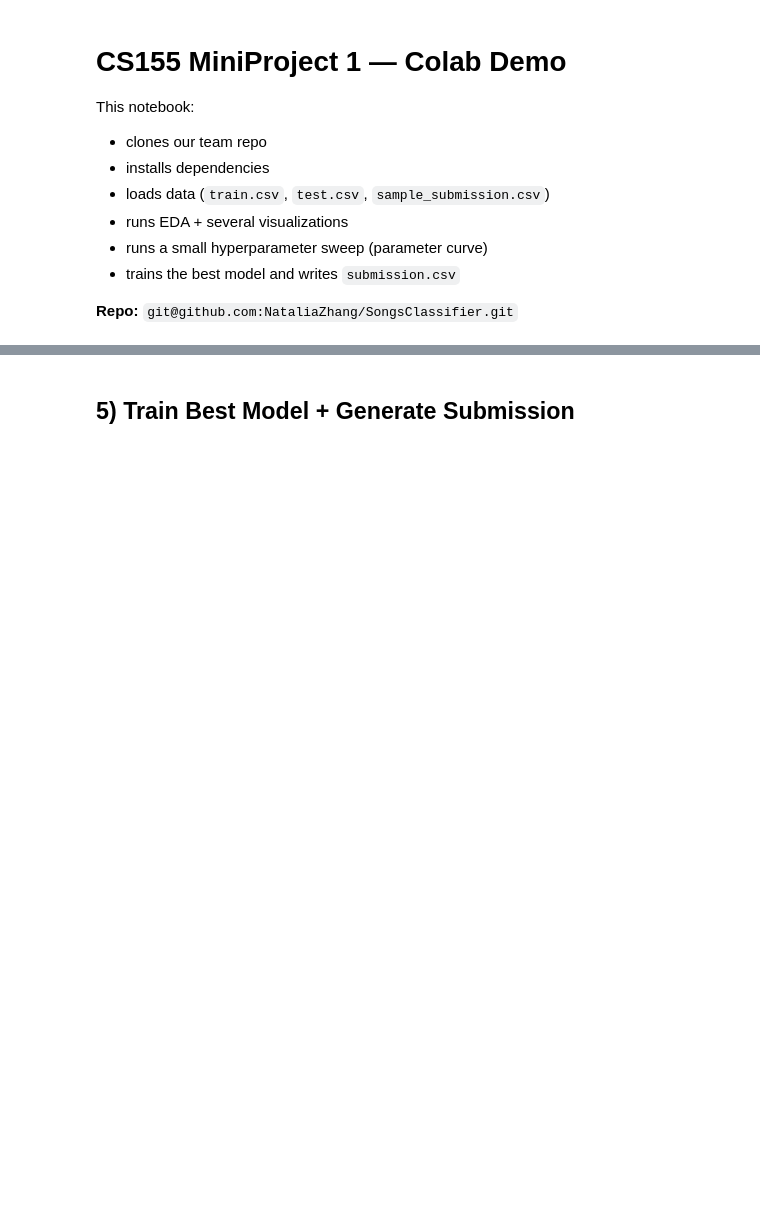
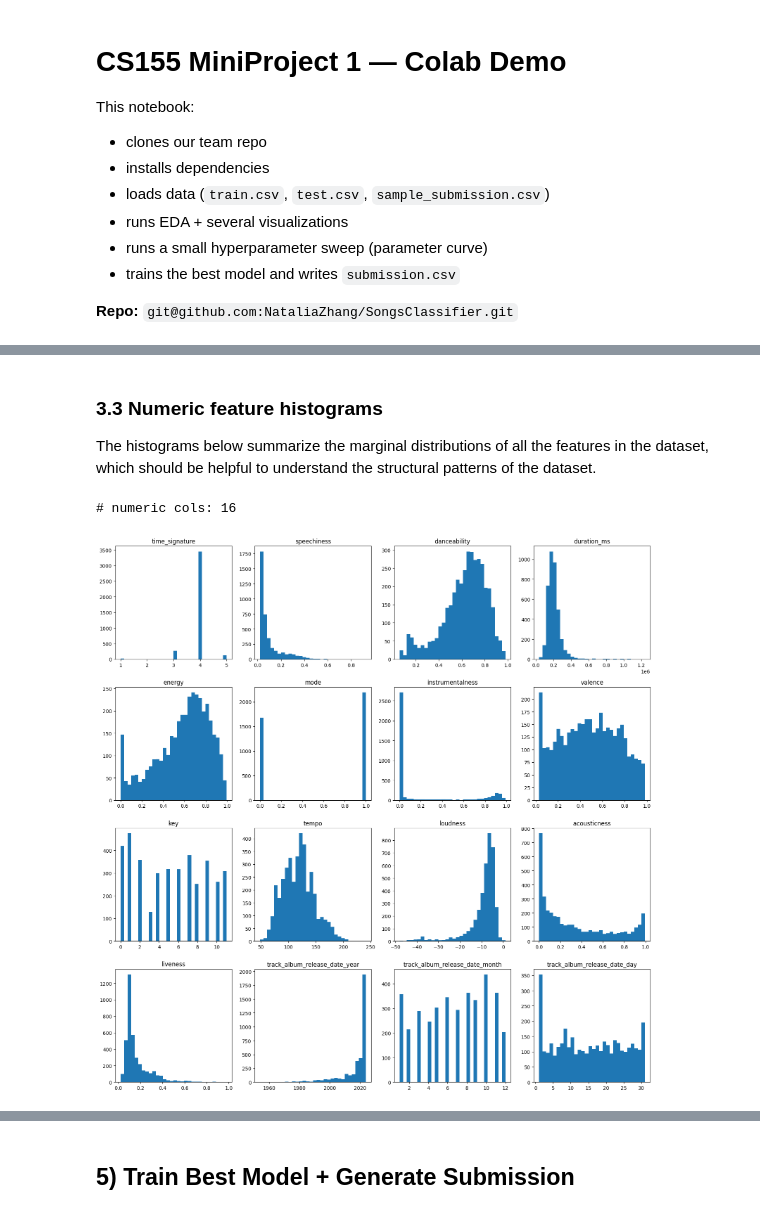
Before and after one commit to NataliaZhang/SongsClassifier, a Jupyter notebook: notebooks/colab_demo.ipynb, the cells around one changed output, grey strips where cells are left out. Saved outputs shown, nothing was run; the diff lists cells and outputs as text; code cells hidden in the pictures; blank space fills up the shorter version.

```diff
--- a/notebooks/colab_demo.ipynb
+++ b/notebooks/colab_demo.ipynb
@@ -81,16 +122,23 @@ top
+# %% [markdown]
+### 3.3 Numeric feature histograms
+
+The histograms below summarize the marginal distributions of all the features in the dataset, which should be helpful to understand the structural patterns of the dataset.
 # %%
-# 3.3 Numeric feature histograms (first ~12 numeric)
+# 3.3 Numeric feature histograms
 num_cols = X.select_dtypes(include=["number", "bool"]).columns.tolist()
-print("#numeric cols:", len(num_cols))
+print("# numeric cols:", len(num_cols))
 
-show_cols = num_cols[:12]
+show_cols = num_cols
 n = len(show_cols)
 rows = (n + 3) // 4
 plt.figure(figsize=(16, 4*rows))
 for i, c in enumerate(show_cols, 1):
     plt.subplot(rows, 4, i)
     s = X[c].dropna()
     plt.hist(s.values, bins=30)
     plt.title(c)
 plt.tight_layout()
 plt.show()
+# %% [output]
+# numeric cols: 16
+[figure, added]
```
Also changed, not shown: parts of 25 cells of this notebook.
